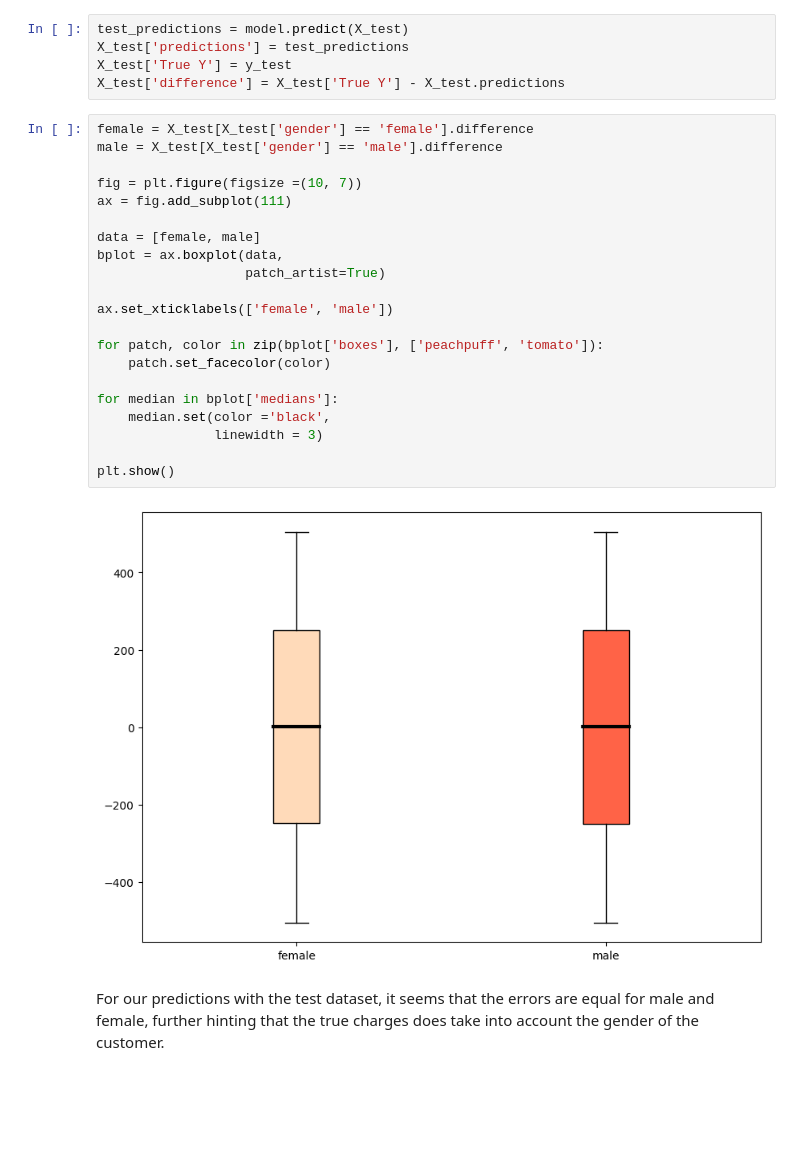
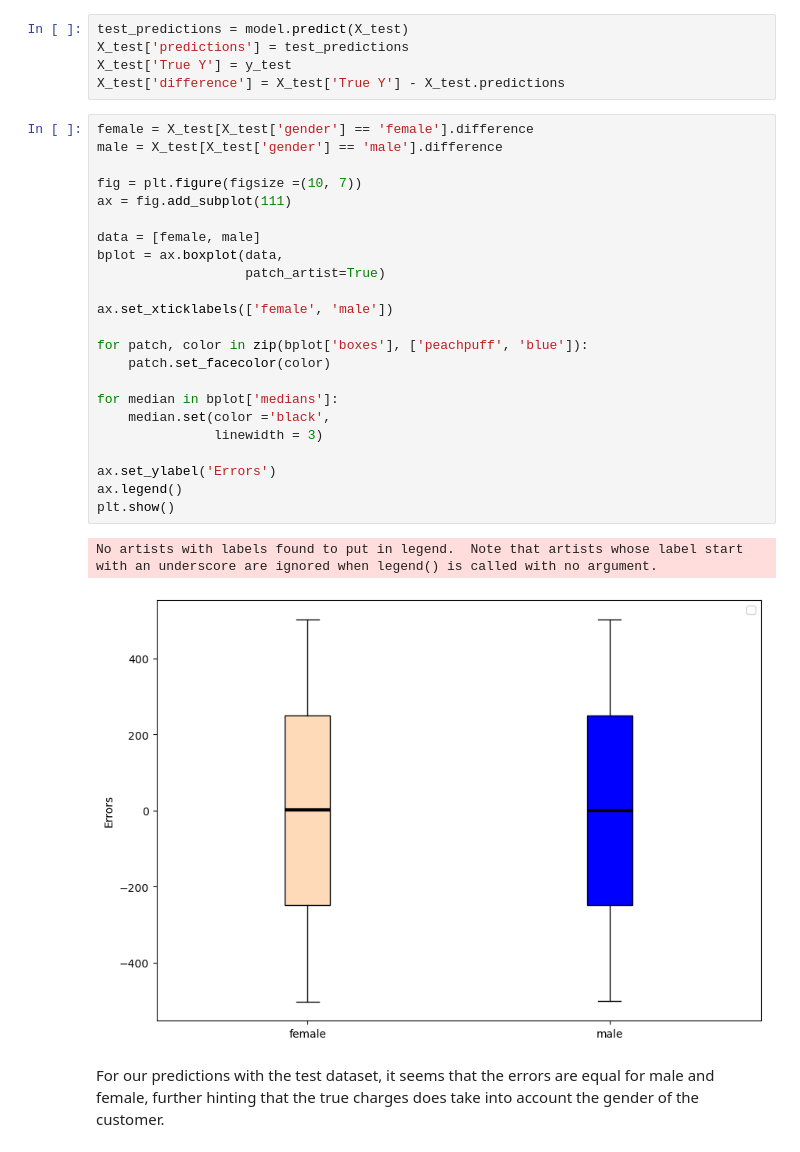
Before and after one commit to s2110880/DataCuration-Project, a Jupyter notebook: present.ipynb, the cells around one changed output. Drawn from its saved outputs; the diff is of its cells as text; blank space fills up the shorter version.

```diff
--- a/present.ipynb
+++ b/present.ipynb
@@ -320,26 +320,29 @@ X_test['difference'] = X_test['True Y'] - X_test.predictions
 # %%
 female = X_test[X_test['gender'] == 'female'].difference
 male = X_test[X_test['gender'] == 'male'].difference
 
 fig = plt.figure(figsize =(10, 7))
 ax = fig.add_subplot(111)
 
 data = [female, male]
 bplot = ax.boxplot(data,
                    patch_artist=True)
 
 ax.set_xticklabels(['female', 'male'])
 
-for patch, color in zip(bplot['boxes'], ['peachpuff', 'tomato']):
+for patch, color in zip(bplot['boxes'], ['peachpuff', 'blue']):
     patch.set_facecolor(color)
 
 for median in bplot['medians']:
     median.set(color ='black',
                linewidth = 3)
 
+ax.set_ylabel('Errors')
+ax.legend()
 plt.show()
 # %% [output]
+No artists with labels found to put in legend.  Note that artists whose label start with an underscore are ignored when legend() is called with no argument.
-[figure, old version]
+[figure, new version]
 # %% [markdown]
 For our predictions with the test dataset, it seems that the errors are equal for male and female, further hinting that the true charges does take into account the gender of the customer.
 # %%
```
Also changed, not shown: parts of 15 cells of this notebook, 2 other files.
